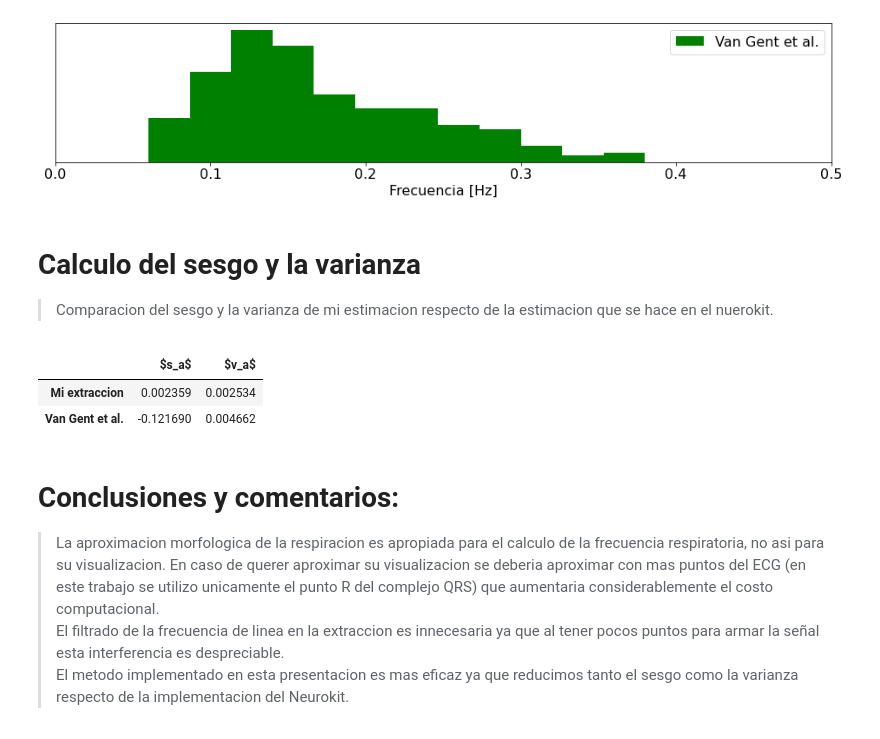
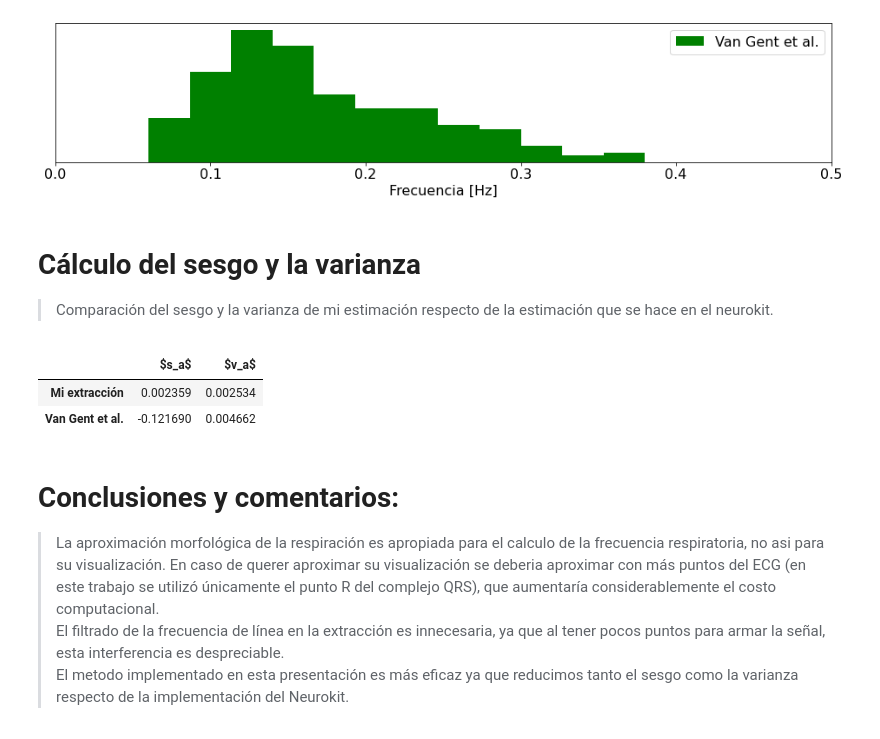
Before and after one commit to EmaOlay/PDS2021, a Jupyter notebook: final.ipynb, the cells around one changed output. Cells and saved outputs as stored; diff of their text form; code cells hidden in the pictures.

```diff
--- a/final.ipynb
+++ b/final.ipynb
@@ -183,8 +186,8 @@ plt.show()
 # %% [output]
 [figure]
 # %% [markdown]
-# Calculo del sesgo y la varianza
-> Comparacion del sesgo y la varianza de mi estimacion respecto de la estimacion que se hace en el nuerokit.<br>
+# Cálculo del sesgo y la varianza
+> Comparación del sesgo y la varianza de mi estimación respecto de la estimación que se hace en el neurokit.<br>
 # %%
 #%%
 #######################
@@ -194,38 +197,38 @@ plt.show()
 # media muestral: mu_a = 1/M.SUM{â_j} de 0 a M-1
 
 E_extraccion = np.mean(Matriz[:,0])
 E_original = np.mean(Matriz[:,1])
 E_van = np.mean(Matriz[:,2])
 
 #Sesgo: s = mu - a0
 
 s_extraccion = E_extraccion - E_original
 s_van = E_van - E_original
 
 #Varianza: Var(x)=E[(X-mu)**2]
 
 var_extraccion = np.var(Matriz[:,0])
 var_van = np.var(Matriz[:,2])
 
 
 # Muestro los datos
 
 data = [[s_extraccion, var_extraccion],
         [s_van, var_van]
         ]
 
 df = DataFrame(data,columns=['$s_a$', '$v_a$'],
                 index=[
-                        'Mi extraccion',
+                        'Mi extracción',
                         'Van Gent et al.'
                       ])
 HTML(df.to_html())
 # %% [output]
 |  | $s_a$ | $v_a$ |
-| Mi extraccion | 0.002359 | 0.002534 |
+| Mi extracción | 0.002359 | 0.002534 |
 | Van Gent et al. | -0.121690 | 0.004662 |
 # %% [markdown]
 # Conclusiones y comentarios:
-> La aproximacion morfologica de la respiracion es apropiada para el calculo de la frecuencia respiratoria, no asi para su visualizacion. En caso de querer aproximar su visualizacion se deberia aproximar con mas puntos del ECG (en este trabajo se utilizo unicamente el punto R del complejo QRS) que aumentaria considerablemente el costo computacional.<br>
-El filtrado de la frecuencia de linea en la extraccion es innecesaria ya que al tener pocos puntos para armar la señal esta interferencia es despreciable.<br>
-El metodo implementado en esta presentacion es mas eficaz ya que reducimos tanto el sesgo como la varianza respecto de la implementacion del Neurokit.
+> La aproximación morfológica de la respiración es apropiada para el calculo de la frecuencia respiratoria, no asi para su visualización. En caso de querer aproximar su visualización se deberia aproximar con más puntos del ECG (en este trabajo se utilizó únicamente el punto R del complejo QRS), que aumentaría considerablemente el costo computacional.<br>
+El filtrado de la frecuencia de línea en la extracción es innecesaria, ya que al tener pocos puntos para armar la señal, esta interferencia es despreciable.<br>
+El metodo implementado en esta presentación es más eficaz ya que reducimos tanto el sesgo como la varianza respecto de la implementación del Neurokit.
```
Also changed, not shown: parts of 10 cells of this notebook.
